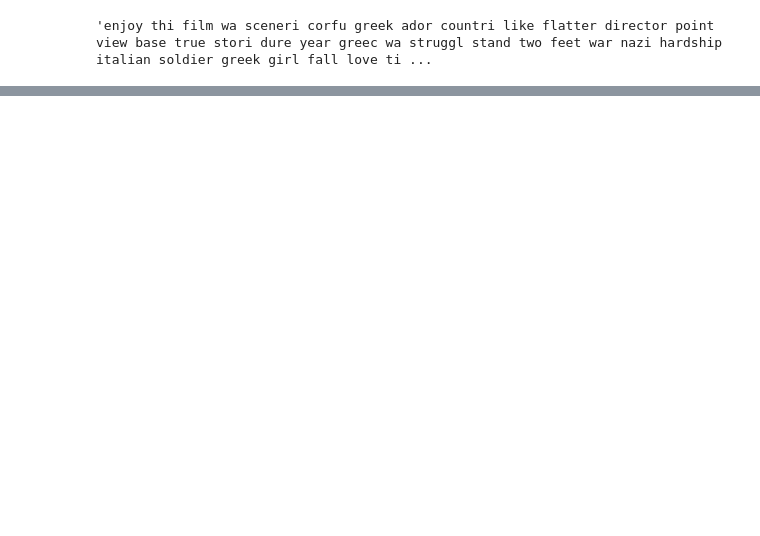
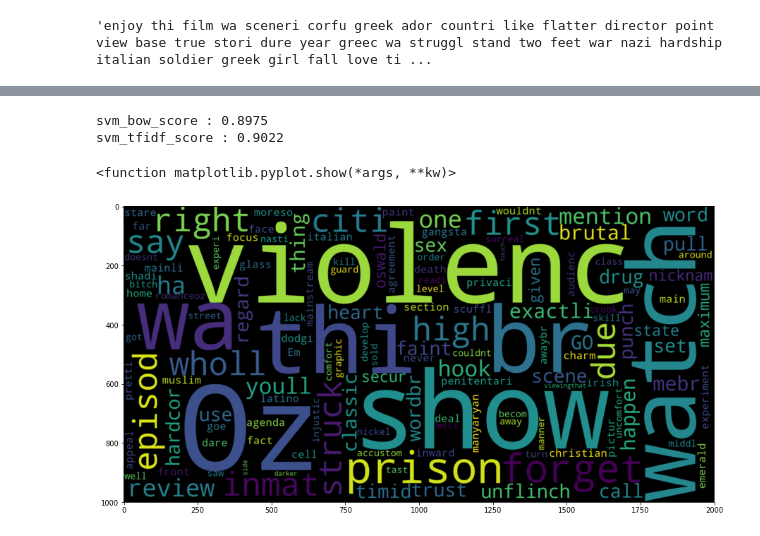
Before and after one commit to kevincuax/movie_ratings_sentiment_analysis, a Jupyter notebook: movie_ratings_analysis.ipynb, the cells around one changed output, grey strips where cells are left out. Cells and saved outputs as stored; diff of their text form; code cells hidden in the pictures; blank space fills up the shorter version.

```diff
--- a/movie_ratings_analysis.ipynb
+++ b/movie_ratings_analysis.ipynb
@@ -119,0 +328,21 @@ normalized_test_reviews[45000]
+# %%
+#Accuracy score for bag of words
+svm_bow_score=accuracy_score(test_sentiments,svm_bow_predict)
+print("svm_bow_score :",svm_bow_score)
+#Accuracy score for tfidf features
+svm_tfidf_score=accuracy_score(test_sentiments,svm_tfidf_predict)
+print("svm_tfidf_score :",svm_tfidf_score)
+# %% [output]
+svm_bow_score : 0.8975
+svm_tfidf_score : 0.9022
+# %%
+#word cloud for positive review words
+plt.figure(figsize=(15,15))
+positive_text=normalized_train_reviews[0]
+WC=WordCloud(width=2000,height=1000,max_words=500,min_font_size=5)
+positive_words=WC.generate(positive_text)
+plt.imshow(positive_words,interpolation='bilinear')
+plt.show
+# %% [output]
+<function matplotlib.pyplot.show(*args, **kw)>
+[figure, added]
```
Also changed, not shown: parts of 30 cells of this notebook, 2 other files.
